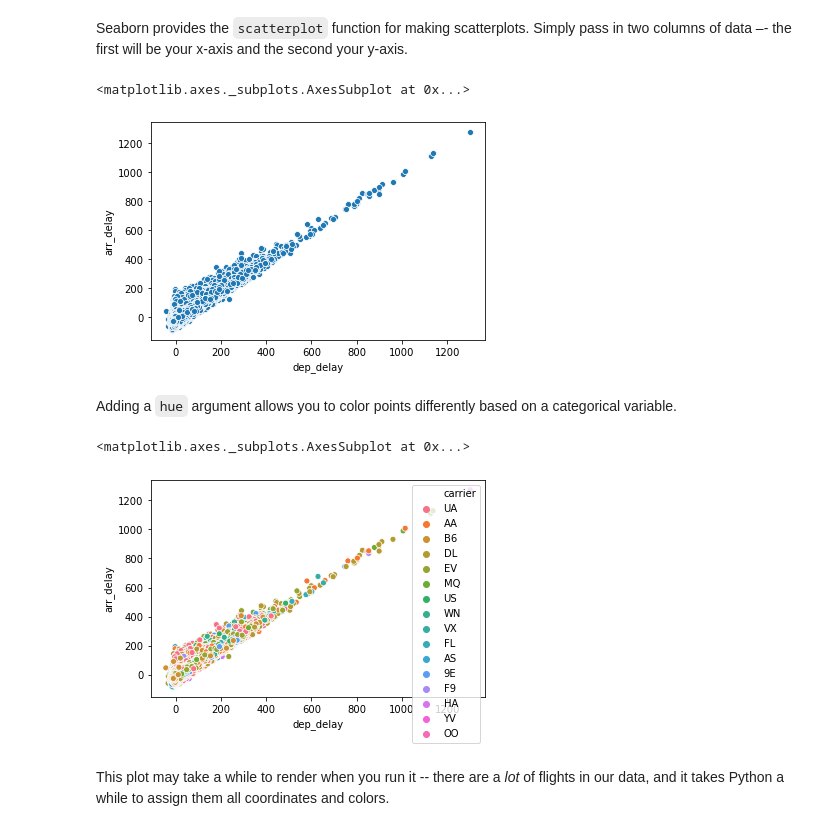
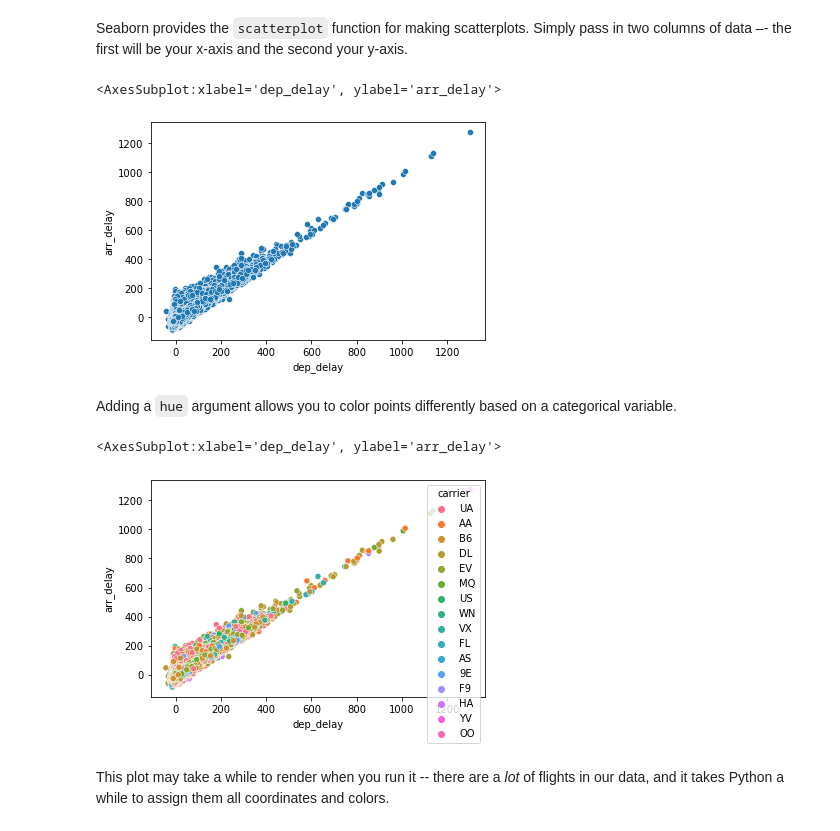
Before and after one commit to uc-python/intro-python-datasci, a Jupyter notebook: notebooks/12-Visualizing-Data.ipynb, the cells around one changed output. Drawn from its saved outputs; the diff is of its cells as text; code cells hidden in the pictures.

```diff
--- a/notebooks/12-Visualizing-Data.ipynb
+++ b/notebooks/12-Visualizing-Data.ipynb
@@ -138,17 +117,17 @@ They plot one variable on the x-axis and another on the y-axis, and use points t
 Seaborn provides the `scatterplot` function for making scatterplots.
 Simply pass in two columns of data –- the first will be your x-axis and the second your y-axis.
 # %%
-sns.scatterplot(flights['dep_delay'], flights['arr_delay'])
+sns.scatterplot(data=flights, x='dep_delay', y='arr_delay')
 # %% [output]
-<matplotlib.axes._subplots.AxesSubplot at 0x...>
+<AxesSubplot:xlabel='dep_delay', ylabel='arr_delay'>
 [figure]
 # %% [markdown]
 Adding a `hue` argument allows you to color points differently based on a categorical variable.
 # %%
-sns.scatterplot(flights['dep_delay'], flights['arr_delay'], hue=flights['carrier'])
+sns.scatterplot(data=flights, x='dep_delay', y='arr_delay', hue='carrier')
 # %% [output]
-<matplotlib.axes._subplots.AxesSubplot at 0x...>
+<AxesSubplot:xlabel='dep_delay', ylabel='arr_delay'>
-[figure, old version]
+[figure, new version]
 # %% [markdown]
 This plot may take a while to render when you run it -- there are a *lot* of flights in our data, and it takes Python a while to assign them all coordinates and colors.
 # %% [markdown]
```
Also changed, not shown: parts of 27 cells of this notebook.
